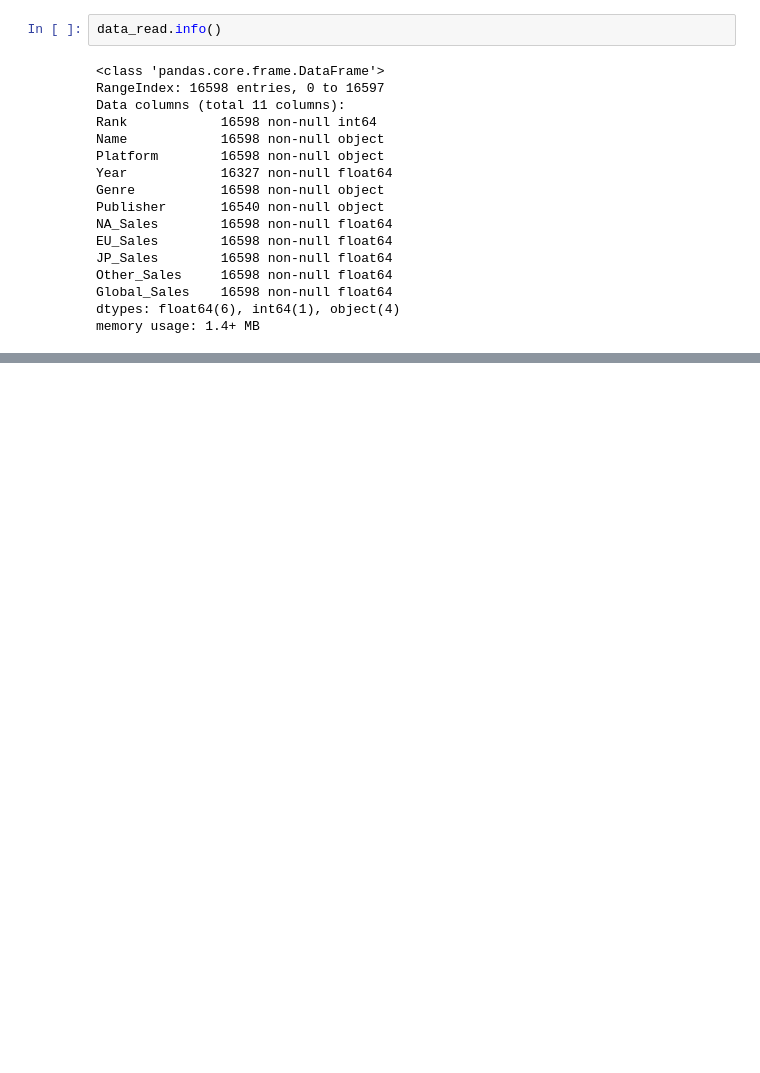
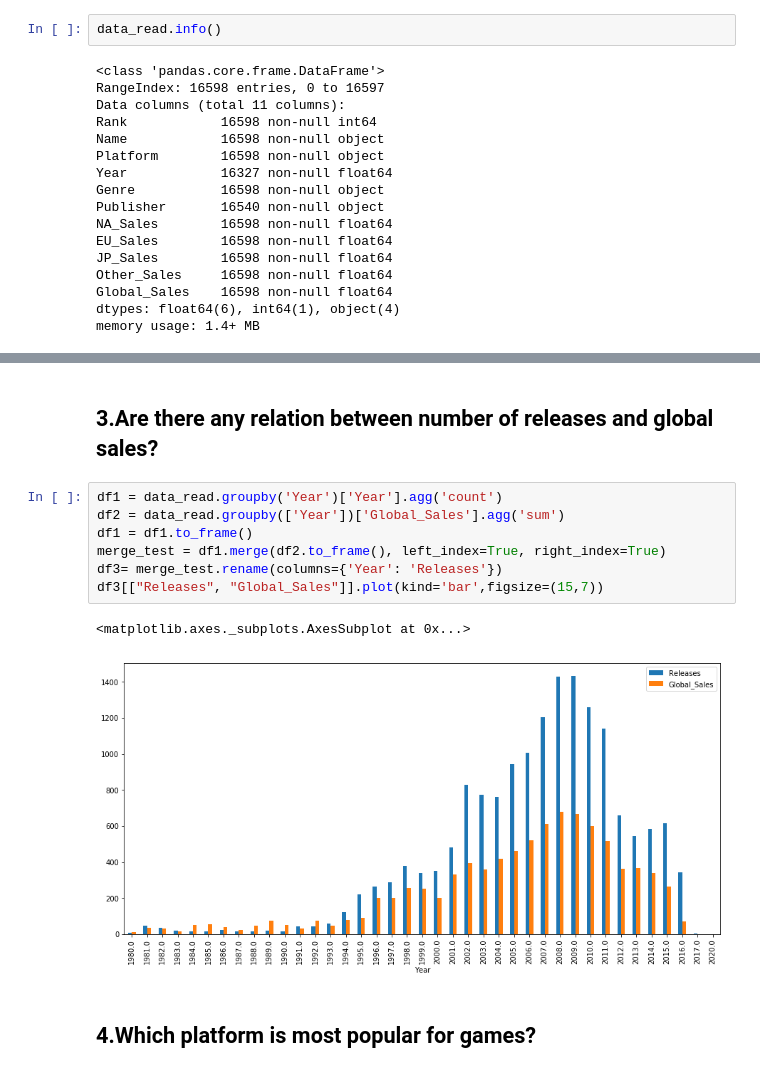
Before and after one commit to akselayn/dataanalysis, a Jupyter notebook: dataanlproj.ipynb, the cells around one changed output, grey strips where cells are left out. Drawn from its saved outputs; the diff is of its cells as text; blank space fills up the shorter version.

```diff
--- a/dataanlproj.ipynb
+++ b/dataanlproj.ipynb
@@ -144 +73,15 @@ fg.set_xticklabels(rotation=90)
+# %% [markdown]
+## 3.Are there any relation between number of releases and global sales?
+# %%
+df1 = data_read.groupby('Year')['Year'].agg('count')
+df2 = data_read.groupby(['Year'])['Global_Sales'].agg('sum')
+df1 = df1.to_frame()
+merge_test = df1.merge(df2.to_frame(), left_index=True, right_index=True)
+df3= merge_test.rename(columns={'Year': 'Releases'})
+df3[["Releases", "Global_Sales"]].plot(kind='bar',figsize=(15,7))
+# %% [output]
+<matplotlib.axes._subplots.AxesSubplot at 0x...>
+[figure, added]
+# %% [markdown]
+## 4.Which platform is most popular for games?
 # %%
```
Also changed, not shown: parts of 41 cells of this notebook.
